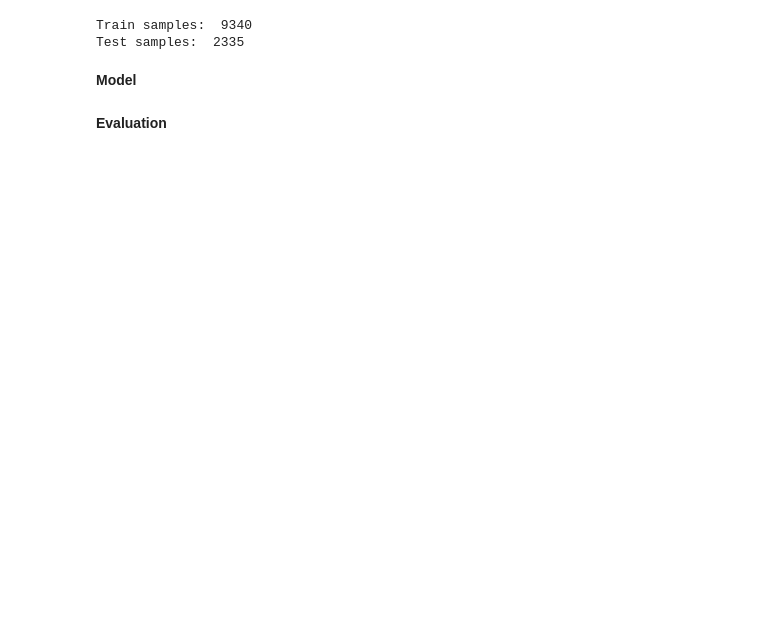
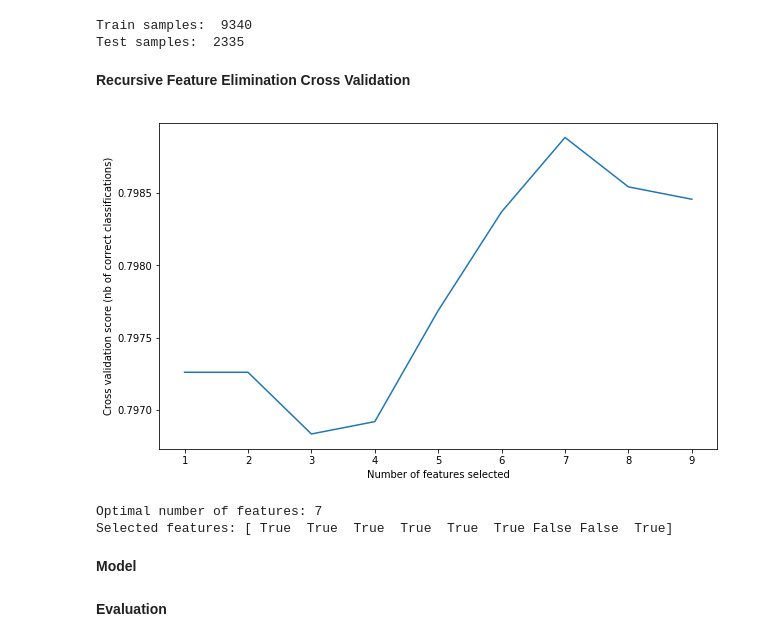
Before and after one commit to juniormp/secured-loan, a Jupyter notebook: model.ipynb, the cells around one changed output. Saved outputs shown, nothing was run; the diff lists cells and outputs as text; code cells hidden in the pictures; blank space fills up the shorter version.

```diff
--- a/model.ipynb
+++ b/model.ipynb
@@ -28,5 +43,5 @@ data.head(2)
 # %%
-x = data[['age', 'monthly_income', 'collateral_value', 'loan_amount', 'form_completed']]
+x = data[['loan_amount', 'monthly_income', 'monthly_payment', 'form_completed', 'verified_restriction', 'age', 'auto_year', 'protests', 'expired_debts']]
 y = data['sent_to_analysis']
 
 x = preprocessing.StandardScaler().fit(x).transform(x)
@@ -38,6 +53,25 @@ print('Test samples: ', x_test.shape[0])
 # %% [output]
 Train samples:  9340
 Test samples:  2335
+# %% [markdown]
+<b>Recursive Feature Elimination Cross Validation</b>
+# %%
+rfecv = RFECV(estimator=LogisticRegression(), step=1, cv=10, scoring='accuracy')
+rfecv.fit(x, y)
+
+# Plot number of features VS. cross-validation scores
+plt.figure(figsize=(10,6))
+plt.xlabel("Number of features selected")
+plt.ylabel("Cross validation score (nb of correct classifications)")
+plt.plot(range(1, len(rfecv.grid_scores_) + 1), rfecv.grid_scores_)
+plt.show()
+
+print("Optimal number of features: %d" % rfecv.n_features_)
+print('Selected features: %s' %  rfecv.support_)
+# %% [output]
+[figure, added]
+Optimal number of features: 7
+Selected features: [ True  True  True  True  True  True False False  True]
 # %% [markdown]
 <b>Model</b>
 # %%
```
Also changed, not shown: parts of 12 cells of this notebook, 2 other files.
